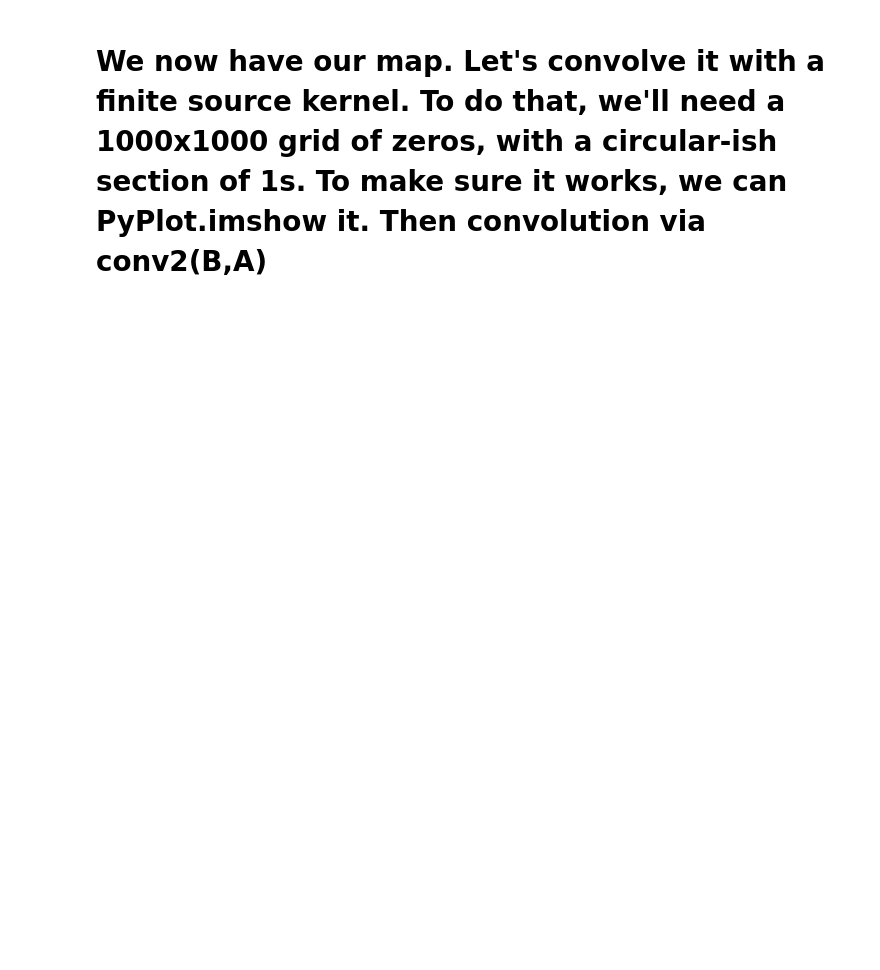
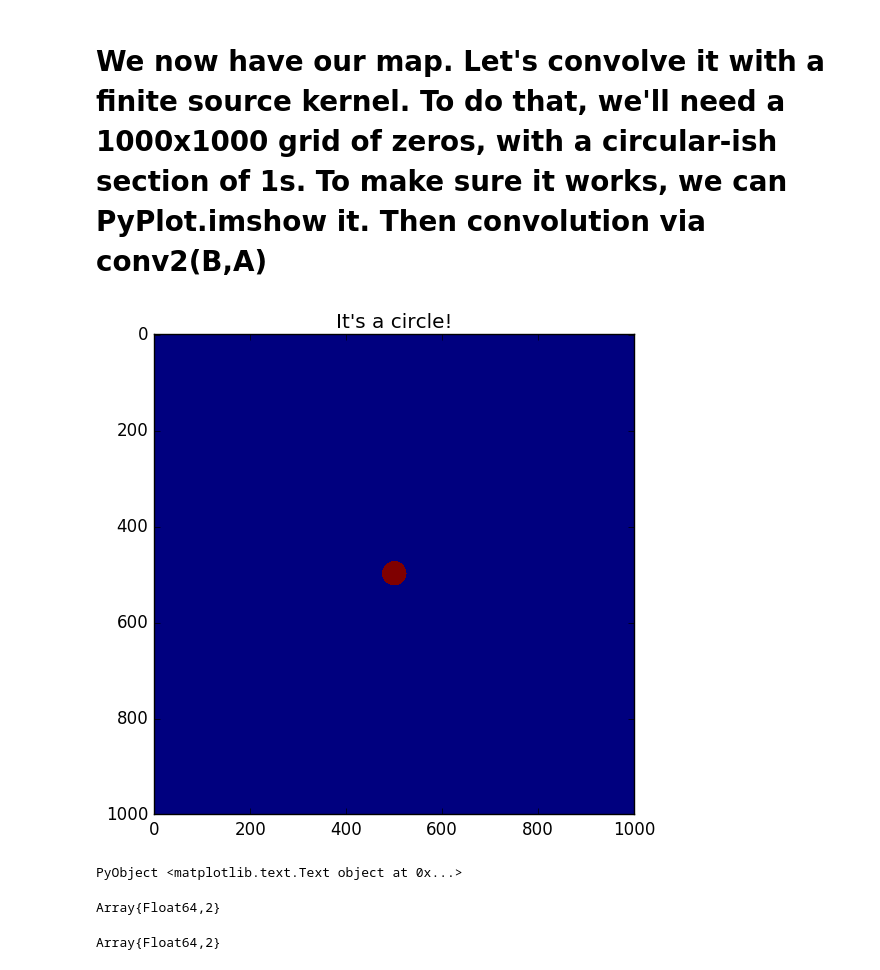
Before and after one commit to jlustigy/ExoJulia, a Jupyter notebook: Homework/hw5/Trevor_Kolby/hw5.ipynb, the cells around one changed output. Cells and saved outputs as stored; diff of their text form; code cells hidden in the pictures; blank space fills up the shorter version.

```diff
--- a/Homework/hw5/Trevor_Kolby/hw5.ipynb
+++ b/Homework/hw5/Trevor_Kolby/hw5.ipynb
@@ -43,2 +33,28 @@ Range of grid, y2: -0.047434164902525694 -0.04150015087321973 0.0474341649025256
 # %% [markdown]
 # We now have our map. Let's convolve it with a finite source kernel. To do that, we'll need a 1000x1000 grid of zeros, with a circular-ish section of 1s. To make sure it works, we can PyPlot.imshow it. Then convolution via conv2(B,A)
+# %%
+r_source = 25.0
+sourcemap = zeros(Float64,size(map))
+xsize = length(sourcemap[1,:])
+ysize = length(sourcemap[:,1])
+for i=1:xsize
+    for j=1:ysize
+        if ((i-xsize/2.0)^2.0) + ((j-ysize/2.0)^2.0) <= r_source^2.0
+            sourcemap[i,j] = 1
+        end
+    end
+end
+# %%
+PyPlot.imshow(sourcemap, interpolation = "nearest")
+PyPlot.title("It's a circle!")
+# %% [output]
+[figure, added]
+PyObject <matplotlib.text.Text object at 0x...>
+# %%
+typeof(map)
+# %% [output]
+Array{Float64,2}
+# %%
+typeof(sourcemap)
+# %% [output]
+Array{Float64,2}
```
Also changed, not shown: parts of 5 cells of this notebook, 1 other file.
